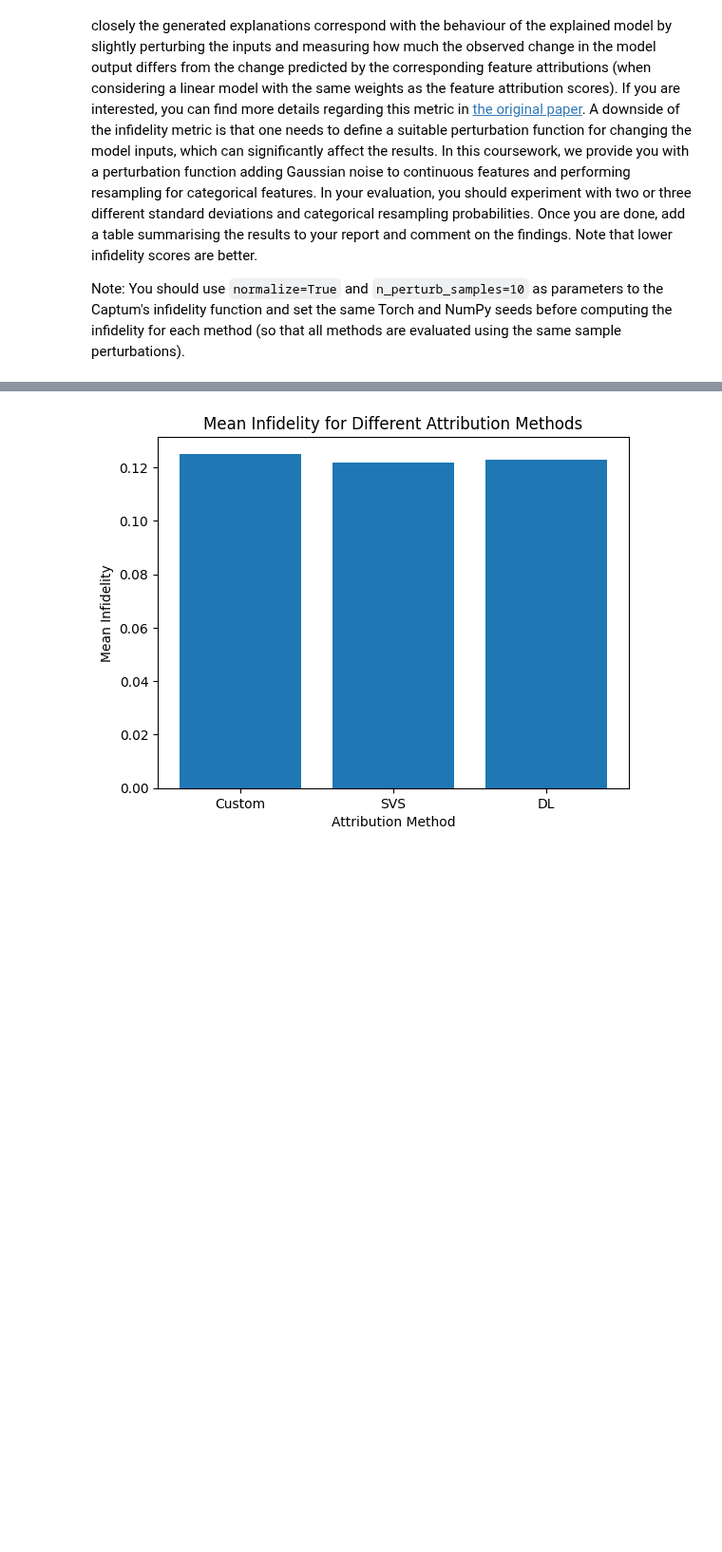
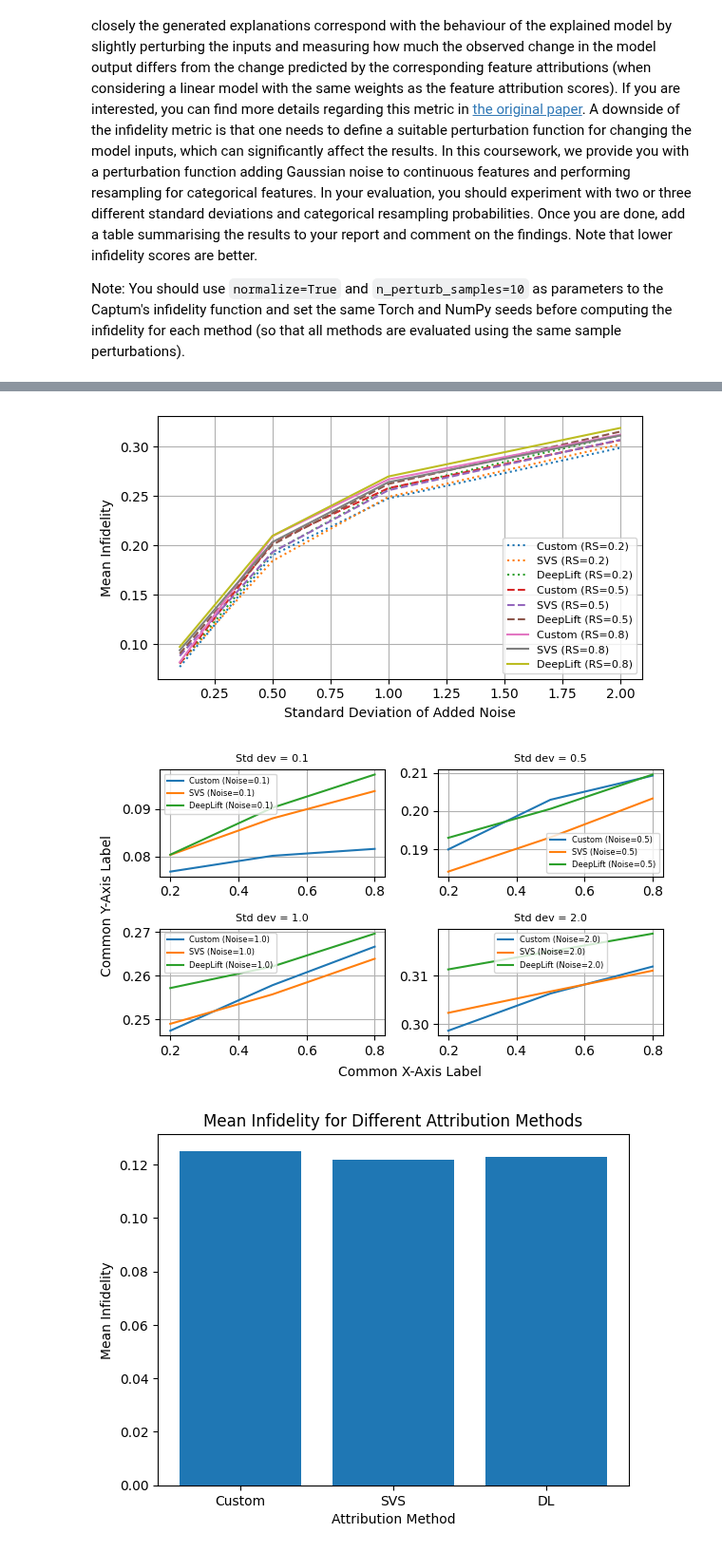
Before and after one commit to khigashinosg/Explainability-in-AI, a Jupyter notebook: Explainability CW.ipynb, the cells around one changed output, grey strips where cells are left out. Shown at 95% size. Cells and saved outputs as stored; diff of their text form; code cells hidden in the pictures; blank space fills up the shorter version.

```diff
--- a/Explainability CW.ipynb
+++ b/Explainability CW.ipynb
@@ -830,7 +832,7 @@ def calculate_mean_infidelity(model, dataset, attribution_method, perturb_func):
 # Calculate infidelity over the entire dataset for different noise scales and probabilities
 results = []
 
-for noise_scale in [0.2, 0.1, 2.0]:
+for noise_scale in [0.1, 0.5, 1.0, 2.0]:
     for cat_resample_proba in [0.2, 0.5, 0.8]:
         perturb_func = perturb_func_constructor(noise_scale, cat_resample_proba, background_set, [0,1,2,3,4,5,5])
 
@@ -874,3 +876,69 @@ Setting forward, backward hooks and attributes on non-linear
+# %%
+custom_infid = df_results[df_results['Method'] == 'Custom']
+svs_infid = df_results[df_results['Method'] == 'Svs']
+dl_infid = df_results[df_results['Method'] == 'Dl']
+
+# choose a figure size and font size
+factor = 1
+figsize=(6*factor, 3.5*factor)
+fontsize = 8
+
+# decide on a fixed categorical resample probability to plot infidelity vs noise
+plt.figure(figsize=figsize)  # Adjusted figure size
+for cat_resample_prob in [0.2, 0.5, 0.8]:
+    if cat_resample_prob == 0.2:
+        linestyle = ':'
+    elif cat_resample_prob == 0.5:
+        linestyle = '--'
+    else:
+        linestyle = '-'
+    # Sort the dataframes by noise scale
+    custom_infid_vs_noise = custom_infid[custom_infid['Cat Resample Proba'] == cat_resample_prob].sort_values(by='Noise Scale')
+    svs_infid_vs_noise = svs_infid[svs_infid['Cat Resample Proba'] == cat_resample_prob].sort_values(by='Noise Scale')
+    dl_infid_vs_noise = dl_infid[dl_infid['Cat Resample Proba'] == cat_resample_prob].sort_values(by='Noise Scale')
+
+    # Plot the infidelity vs noise scale
+    plt.plot(custom_infid_vs_noise['Noise Scale'], custom_infid_vs_noise['Mean Infidelity'], label=f'Custom (RS={cat_resample_prob})', linestyle=linestyle)
+    plt.plot(svs_infid_vs_noise['Noise Scale'], svs_infid_vs_noise['Mean Infidelity'], label=f'SVS (RS={cat_resample_prob})', linestyle=linestyle)
+    plt.plot(dl_infid_vs_noise['Noise Scale'], dl_infid_vs_noise['Mean Infidelity'], label=f'DeepLift (RS={cat_resample_prob})', linestyle=linestyle)
+    plt.xlabel('Standard Deviation of Added Noise', fontsize=fontsize+2)
+    plt.ylabel('Mean Infidelity', fontsize=fontsize+2)
+
+plt.legend(fontsize=fontsize)
+plt.grid()
+plt.tight_layout()
+plt.show()
+
+# decide on a fixed categorical resample probability to plot infidelity vs cat resample probability
+fig = plt.figure(figsize=figsize)  # Adjusted figure size
+
+for position, noise in enumerate([0.1, 0.5, 1.0, 2.0]):
+    ax = fig.add_subplot(2, 2, position+1)
+
+    # Sort the dataframes by cat resample probability
+    custom_infid_vs_cat = custom_infid[custom_infid['Noise Scale'] == noise].sort_values(by='Cat Resample Proba')
+    svs_infid_vs_cat = svs_infid[svs_infid['Noise Scale'] == noise].sort_values(by='Cat Resample Proba')
+    dl_infid_vs_cat = dl_infid[dl_infid['Noise Scale'] == noise].sort_values(by='Cat Resample Proba')
+
+    # Plot the infidelity vs cat resample probability
+
+    plt.plot(custom_infid_vs_cat['Cat Resample Proba'], custom_infid_vs_cat['Mean Infidelity'], label=f'Custom')
+    plt.plot(svs_infid_vs_cat['Cat Resample Proba'], svs_infid_vs_cat['Mean Infidelity'], label=f'SVS')
+    plt.plot(dl_infid_vs_cat['Cat Resample Proba'], dl_infid_vs_cat['Mean Infidelity'], label=f'DeepLift')
+    # plt.xlabel('Categorical Resample Probability', fontsize=fontsize)
+    # plt.ylabel('Mean Infidelity', fontsize=fontsize)
+    ax.set_title(f'Std dev = {noise}', fontsize=fontsize)
+
+    plt.legend(fontsize=fontsize-2)
+    plt.grid()
+    plt.tight_layout()
+fig.text(0.53, 0.00, 'Common X-Axis Label', ha='center', va='center', fontsize=fontsize+2)
+fig.text(0.00, 0.5, 'Common Y-Axis Label', ha='center', va='center', rotation='vertical', fontsize=fontsize+2)
+
+plt.show()
+# %% [output]
+[figure, added]
+[figure, added]
 # %%
 # Save results to a CSV file
 df_results.to_csv('mean_infidelity_results.csv', index=False)
```
Also changed, not shown: parts of 4 cells of this notebook.
